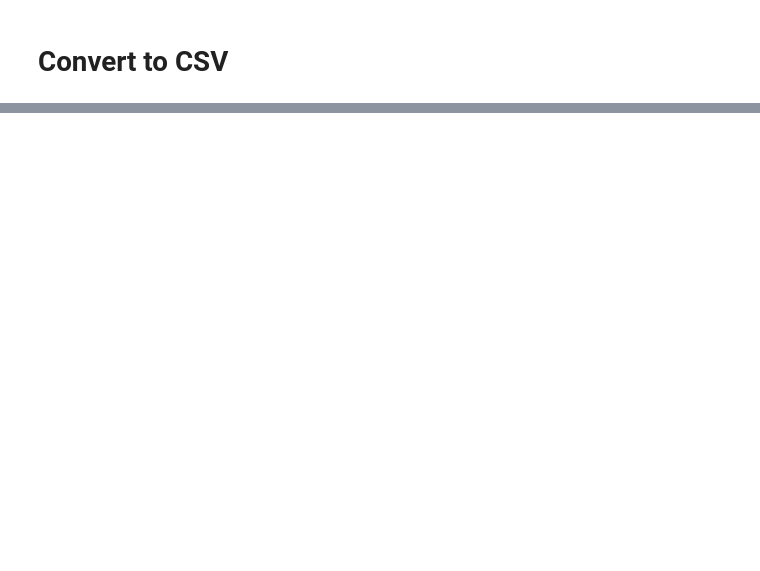
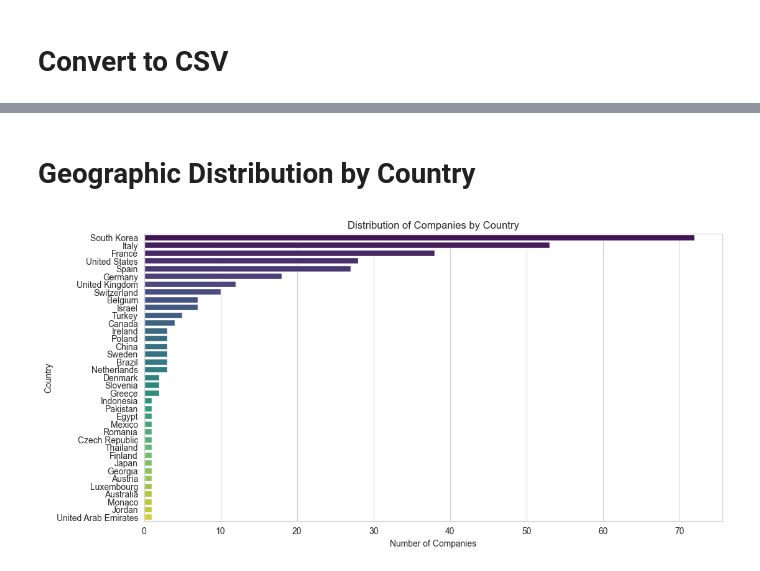
Before and after one commit to m3m3rmaid/IMCAS2023-sponsorlists, a Jupyter notebook: IMCAS-sponsor.ipynb, the cells around one changed output, grey strips where cells are left out. Cells and saved outputs as stored; diff of their text form; code cells hidden in the pictures; blank space fills up the shorter version.

```diff
--- a/IMCAS-sponsor.ipynb
+++ b/IMCAS-sponsor.ipynb
@@ -405,0 +500,6 @@ df.head(10)
+# %%
+import pandas as pd
+
+# Load the data
+data = pd.read_csv('company_list_clean.csv')
+data.head()
@@ -405,0 +513,19 @@ df.head(10)
+# %% [markdown]
+# Geographic Distribution by Country
+# %%
+import matplotlib.pyplot as plt
+import seaborn as sns
+
+# Set the style for the plots
+sns.set_style('whitegrid')
+# %%
+
+# Plot the distribution of companies by country
+plt.figure(figsize=(12, 6))
+sns.countplot(data=data, y='Country', order=data['Country'].value_counts().index, palette='viridis')
+plt.title('Distribution of Companies by Country')
+plt.xlabel('Number of Companies')
+plt.ylabel('Country')
+plt.show()
+# %% [output]
+[figure, added]
```
Also changed, not shown: parts of 51 cells of this notebook.
